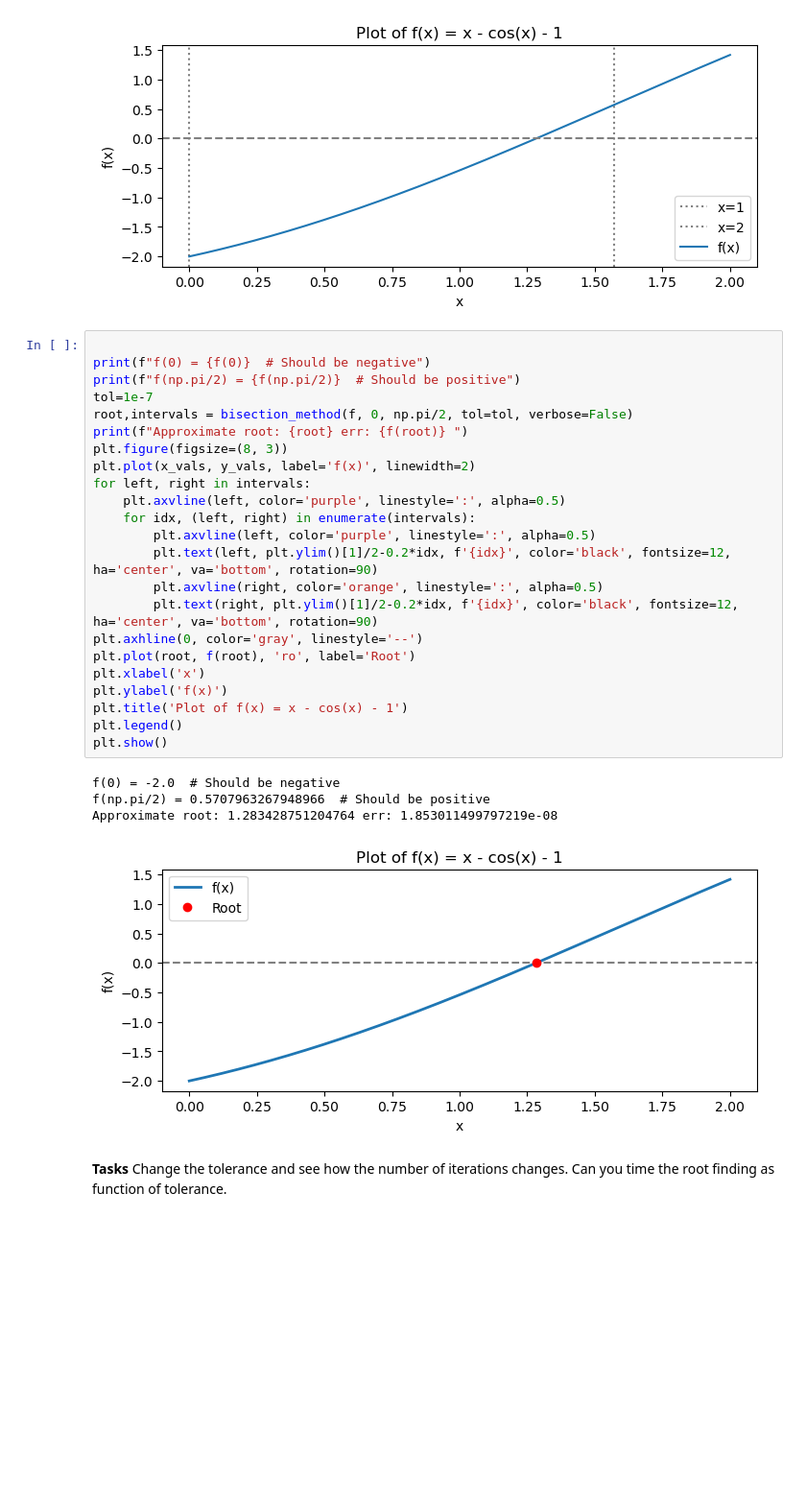
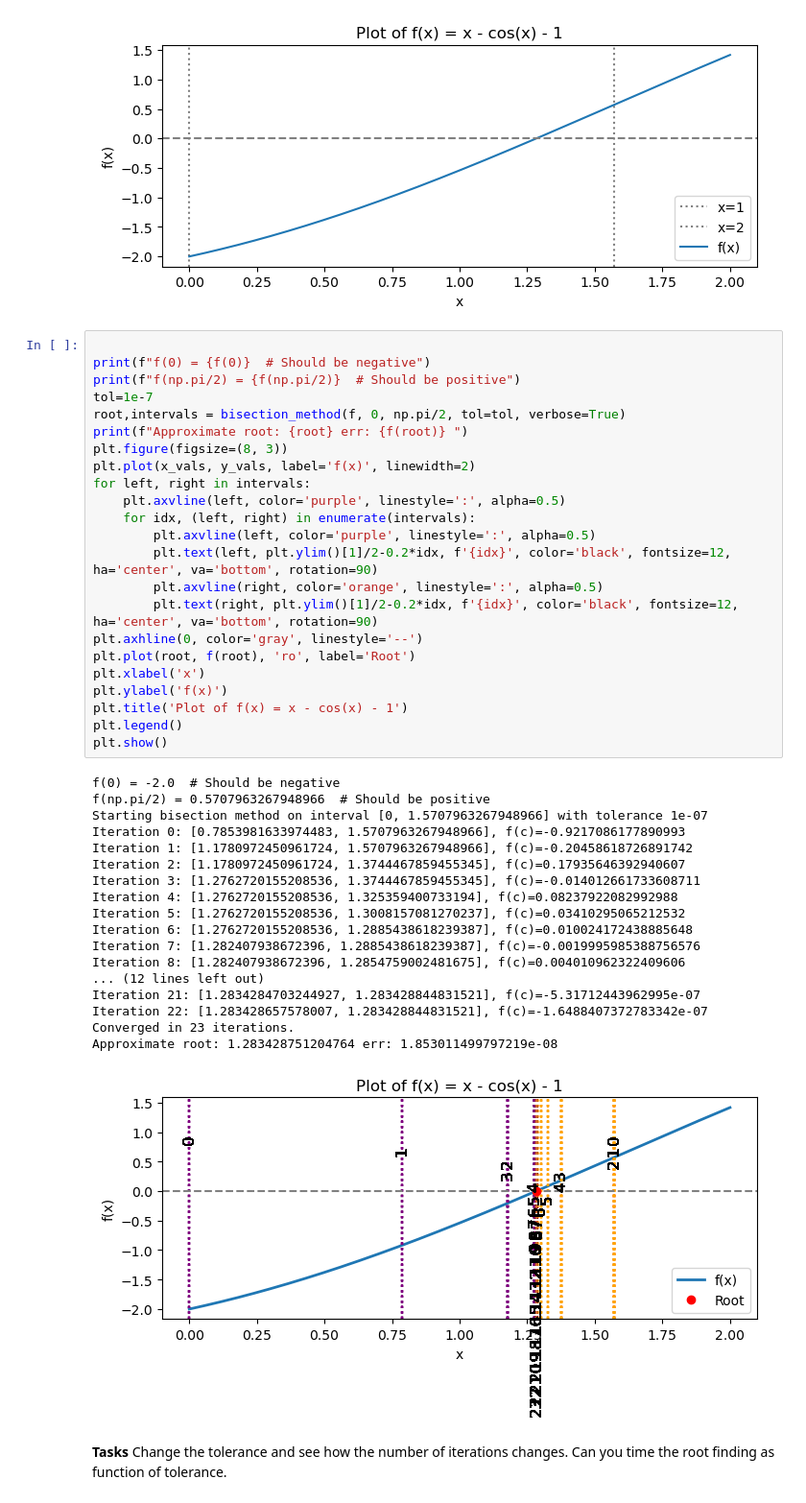
Before and after one commit to galendal/MAT160, a Jupyter notebook: nonlinear_eq.ipynb, the cells around one changed output. Shown: that part at 96% size. Cells and saved outputs as stored; diff of their text form; blank space fills up the shorter version.

```diff
--- a/nonlinear_eq.ipynb
+++ b/nonlinear_eq.ipynb
@@ -161,31 +161,45 @@ plt.show()
 # %%
 
 print(f"f(0) = {f(0)}  # Should be negative")
 print(f"f(np.pi/2) = {f(np.pi/2)}  # Should be positive")
 tol=1e-7
-root,intervals = bisection_method(f, 0, np.pi/2, tol=tol, verbose=False)
+root,intervals = bisection_method(f, 0, np.pi/2, tol=tol, verbose=True)
 print(f"Approximate root: {root} err: {f(root)} ")
 plt.figure(figsize=(8, 3))
 plt.plot(x_vals, y_vals, label='f(x)', linewidth=2)
 for left, right in intervals:
 	plt.axvline(left, color='purple', linestyle=':', alpha=0.5)
 	for idx, (left, right) in enumerate(intervals):
 		plt.axvline(left, color='purple', linestyle=':', alpha=0.5)
 		plt.text(left, plt.ylim()[1]/2-0.2*idx, f'{idx}', color='black', fontsize=12, ha='center', va='bottom', rotation=90)
 		plt.axvline(right, color='orange', linestyle=':', alpha=0.5)
 		plt.text(right, plt.ylim()[1]/2-0.2*idx, f'{idx}', color='black', fontsize=12, ha='center', va='bottom', rotation=90)
 plt.axhline(0, color='gray', linestyle='--')
 plt.plot(root, f(root), 'ro', label='Root')
 plt.xlabel('x')
 plt.ylabel('f(x)')
 plt.title('Plot of f(x) = x - cos(x) - 1')
 plt.legend()
 plt.show()
 # %% [output]
 f(0) = -2.0  # Should be negative
 f(np.pi/2) = 0.5707963267948966  # Should be positive
+Starting bisection method on interval [0, 1.5707963267948966] with tolerance 1e-07
+Iteration 0: [0.7853981633974483, 1.5707963267948966], f(c)=-0.9217086177890993
+Iteration 1: [1.1780972450961724, 1.5707963267948966], f(c)=-0.20458618726891742
+Iteration 2: [1.1780972450961724, 1.3744467859455345], f(c)=0.17935646392940607
+Iteration 3: [1.2762720155208536, 1.3744467859455345], f(c)=-0.014012661733608711
+Iteration 4: [1.2762720155208536, 1.325359400733194], f(c)=0.08237922082992988
+Iteration 5: [1.2762720155208536, 1.3008157081270237], f(c)=0.03410295065212532
+Iteration 6: [1.2762720155208536, 1.2885438618239387], f(c)=0.010024172438885648
+Iteration 7: [1.282407938672396, 1.2885438618239387], f(c)=-0.0019995985388756576
+Iteration 8: [1.282407938672396, 1.2854759002481675], f(c)=0.004010962322409606
+... (12 lines left out)
+Iteration 21: [1.2834284703244927, 1.283428844831521], f(c)=-5.31712443962995e-07
+Iteration 22: [1.283428657578007, 1.283428844831521], f(c)=-1.6488407372783342e-07
+Converged in 23 iterations.
 Approximate root: 1.283428751204764 err: 1.853011499797219e-08
-[figure, old version]
+[figure, new version]
 # %% [markdown]
 **Tasks** Change the tolerance and see how the number of iterations changes. Can you time the root finding as function of tolerance.
 # %% [markdown]
```
Also changed, not shown: parts of 2 cells of this notebook, 1 other file.
